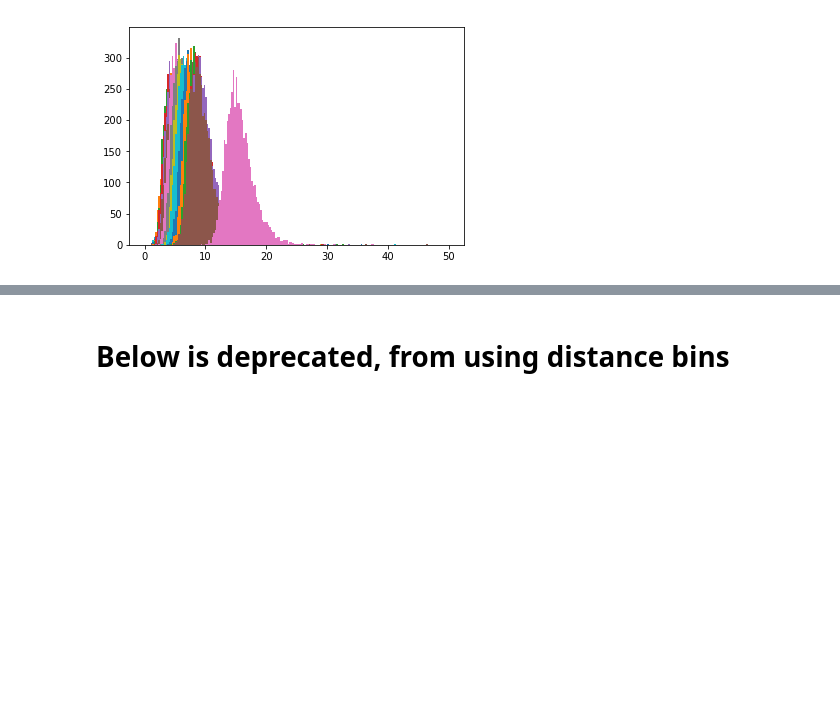
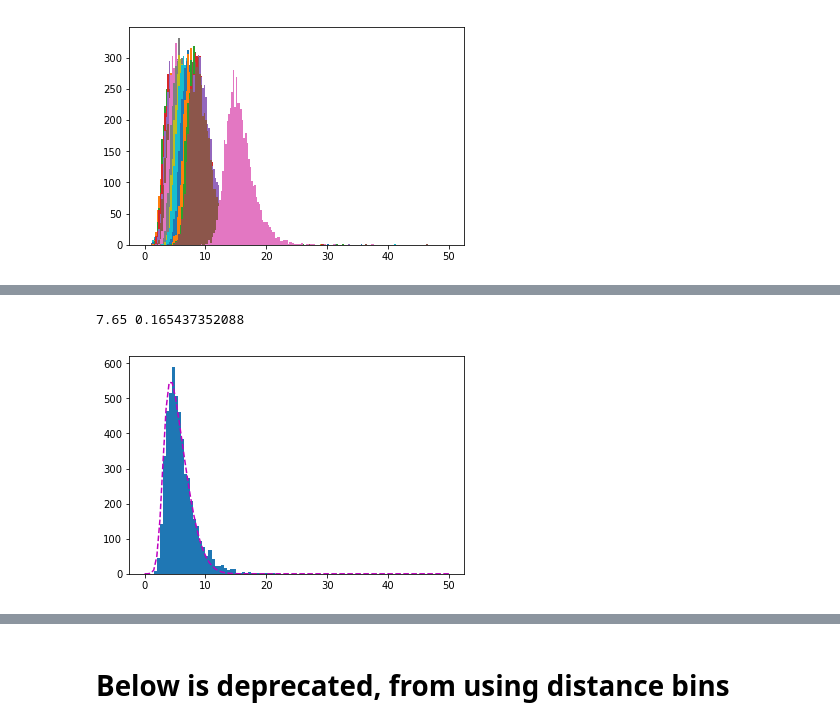
Before and after one commit to TTakaro/Type-Iax-HST, a Jupyter notebook: machine_learning/2008ha_MachineLearning.ipynb, the cells around one changed output, grey strips where cells are left out. Saved outputs shown, nothing was run; the diff lists cells and outputs as text; code cells hidden in the pictures; blank space fills up the shorter version.

```diff
--- a/machine_learning/2008ha_MachineLearning.ipynb
+++ b/machine_learning/2008ha_MachineLearning.ipynb
@@ -855,0 +871,21 @@ plt.plot(CChi[:37,0], probs, 'k--', alpha=.5)
+# %%
+# Now, replace the fitting functions (previously polynomials) with skew normal distributions
+from scipy.optimize import curve_fit
+from scipy.stats import skewnorm
+CChi_false = np.load("CChi_false_age7.7.npy")
+
+x = np.linspace(0,50,100)
+y = plt.hist(CChi_false[1,:], bins=np.linspace(0,50,101))[0]
+
+# This is the function which will be fed to the fitting algorithm.
+def skew(x, norm, a, loc, scale):
+    return norm * skewnorm.pdf(x, a, loc=loc, scale=scale)
+
+popt, pcov = curve_fit(skew, x, y)
+plt.plot(x, skew(x, *popt), 'm--')
+
+norm = integrate.quad(skew, 0, 50, args=(popt[0], popt[1], popt[2], popt[3]))[0]
+print(CChi[23,0], skew(CChi[23,1], *popt)/norm) # Returns the relative probability of this age being the proper fit
+# %% [output]
+7.65 0.165437352088
+[figure, added]
```
Also changed, not shown: parts of 7 cells of this notebook, 57 other files.
